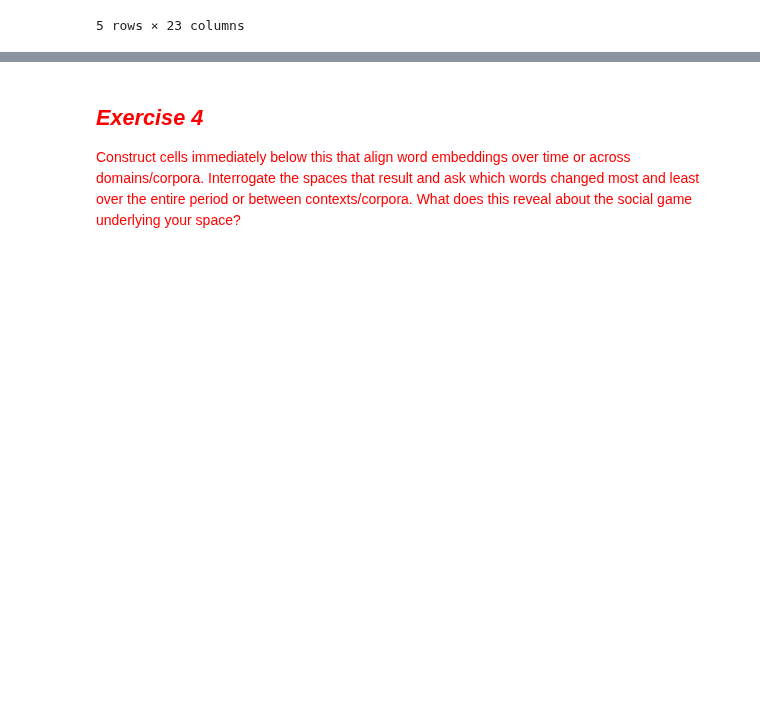
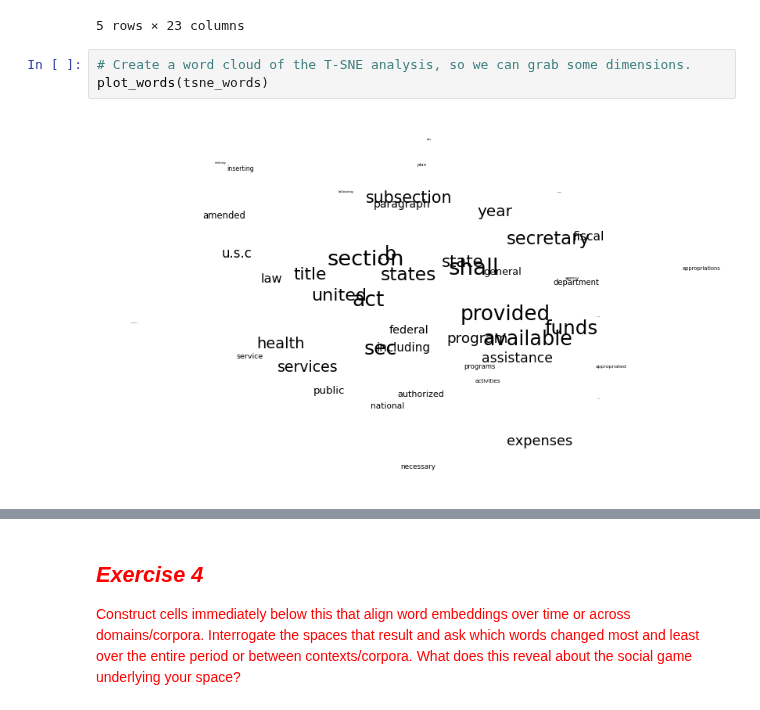
Before and after one commit to michplunkett/computational-content-analysis, a Jupyter notebook: 4-MichaelPlunkett-Answers.ipynb, the cells around one changed output, grey strips where cells are left out. Drawn from its saved outputs; the diff is of its cells as text; blank space fills up the shorter version.

```diff
--- a/4-MichaelPlunkett-Answers.ipynb
+++ b/4-MichaelPlunkett-Answers.ipynb
@@ -782,3 +835,8 @@ congressional_leg_df.head()
 | 3 | S. 2544 | https://www.congress.gov/bill/118... | 118th Congress (2023-2024) | Reproductive Health Care Accessib... | NaN | NaN | <p><strong>Reproductive Health Ca... | ... |
 | 4 | H.R. 4147 | https://www.congress.gov/bill/118... | 118th Congress (2023-2024) | Reproductive Health Care Training... | NaN | NaN | None | ... |
 5 rows × 23 columns
+# %%
+# Create a word cloud of the T-SNE analysis, so we can grab some dimensions.
+plot_words(tsne_words)
+# %% [output]
+[figure, added]
```
Also changed, not shown: parts of 21 cells of this notebook.
